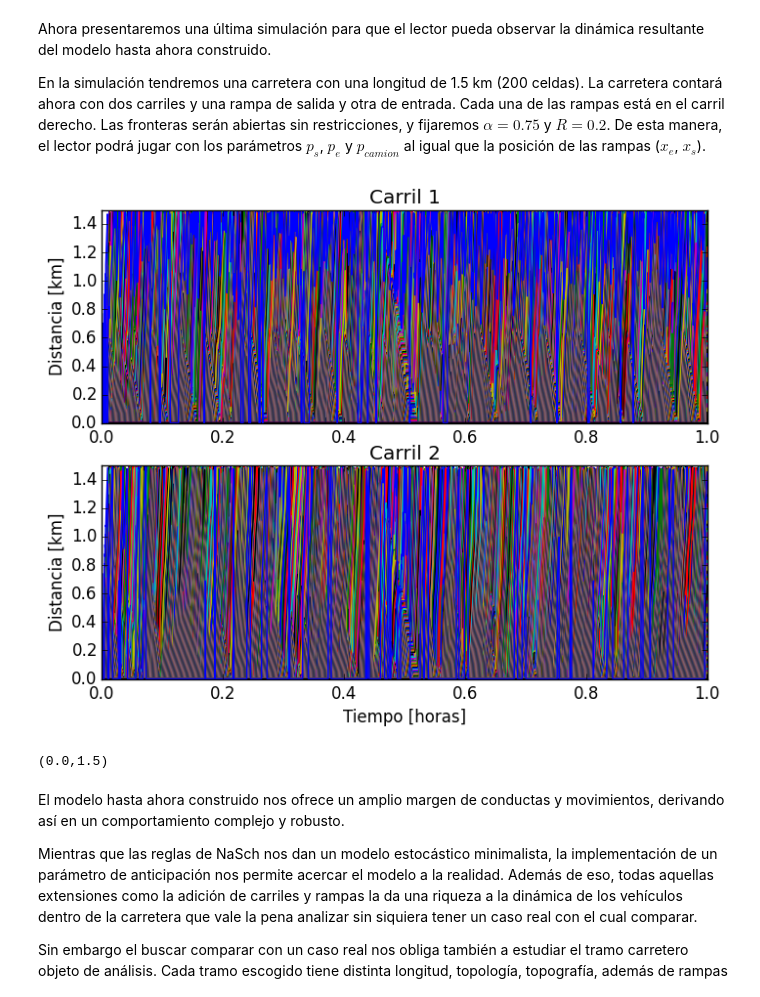
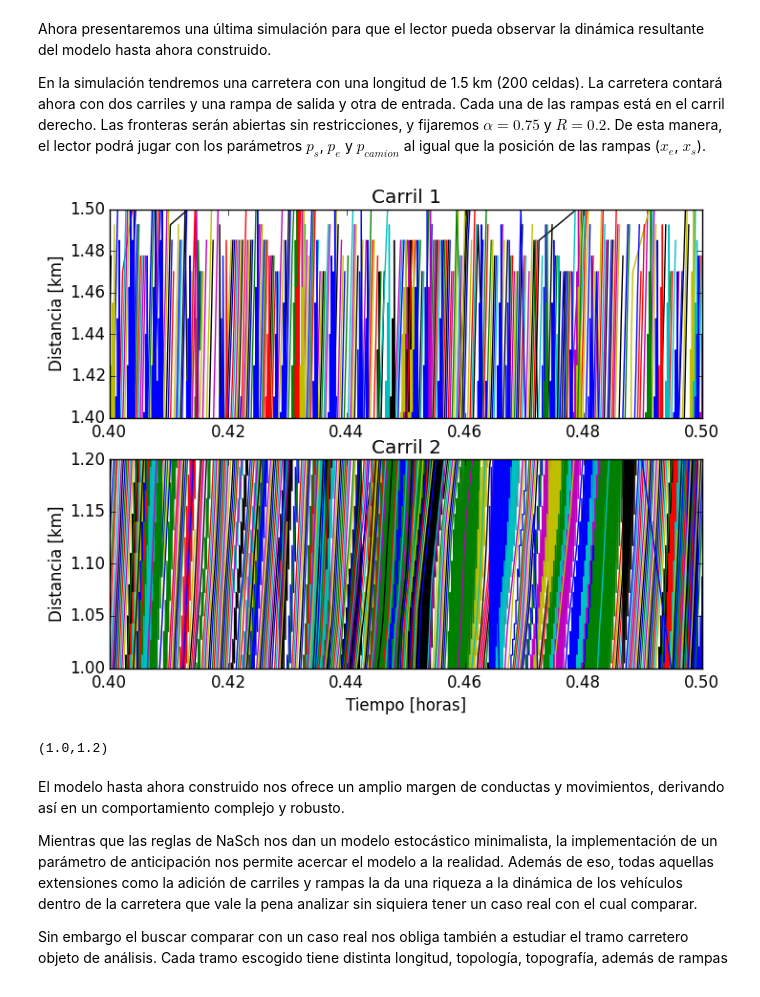
Before and after one commit to LeonardoCastro/Cambios-de-fase, a Jupyter notebook: Escrito/3 - Modelo.ipynb, the cells around one changed output. Drawn from its saved outputs; the diff is of its cells as text; code cells hidden in the pictures.

```diff
--- a/Escrito/3 - Modelo.ipynb
+++ b/Escrito/3 - Modelo.ipynb
@@ -399,17 +399,17 @@ En la simulación tendremos una carretera con una longitud de 1.5 km (200 celdas
 # %%
 # Para que esta simulación funcione, hay que importar primero los paquetes
 # que se encuentran al inicio del capítulo.
 # La simulación se realiza via la función Modelo_2D
 # Los primeros dos argumentos son x_e y x_s en celdas
 # Los siguientes tres son p_camion, p_e y p_s, siendo estos 0.≤ y ≤1.
 # También encontramos los kwargs anteriores, xlim1 e ylim1 para el carril 1, xlim2 e ylim2 para el carril2.
 # [xlim] = horas, [ylim] = km. Recordamos que cada celda = 7.5m
 
 xin = 70; xout = 140; p = 0.01; p_e = 0.1; p_s = 0.1
-Modelo_2D(xin, xout, p, p_e, p_s)
+Modelo_2D(xin, xout, p, p_e, p_s, xlim1 = (0.4, 0.5), ylim1 = (1.4, 1.5), xlim2 = (0.4, 0.5), ylim2 = (1., 1.2))
 # %% [output]
-[figure, old version]
+[figure, new version]
-(0.0,1.5)
+(1.0,1.2)
 # %% [markdown]
 El modelo hasta ahora construido nos ofrece un amplio margen de conductas y movimientos, derivando así en un comportamiento complejo y robusto.
 
```
Also changed, not shown: parts of 2 cells of this notebook.
